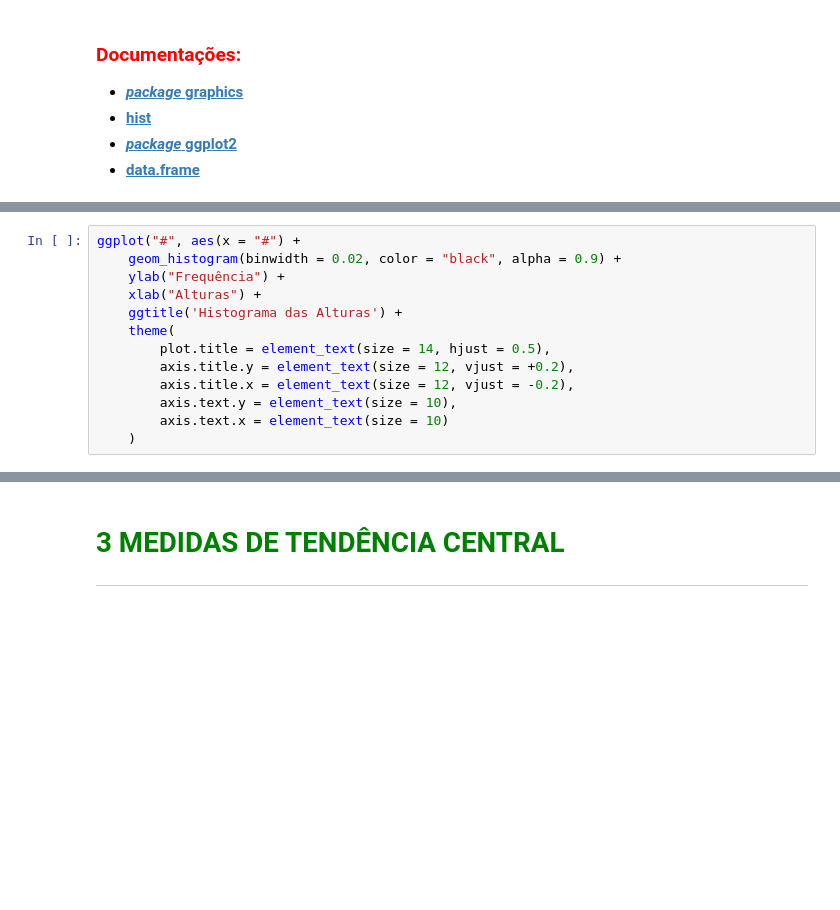
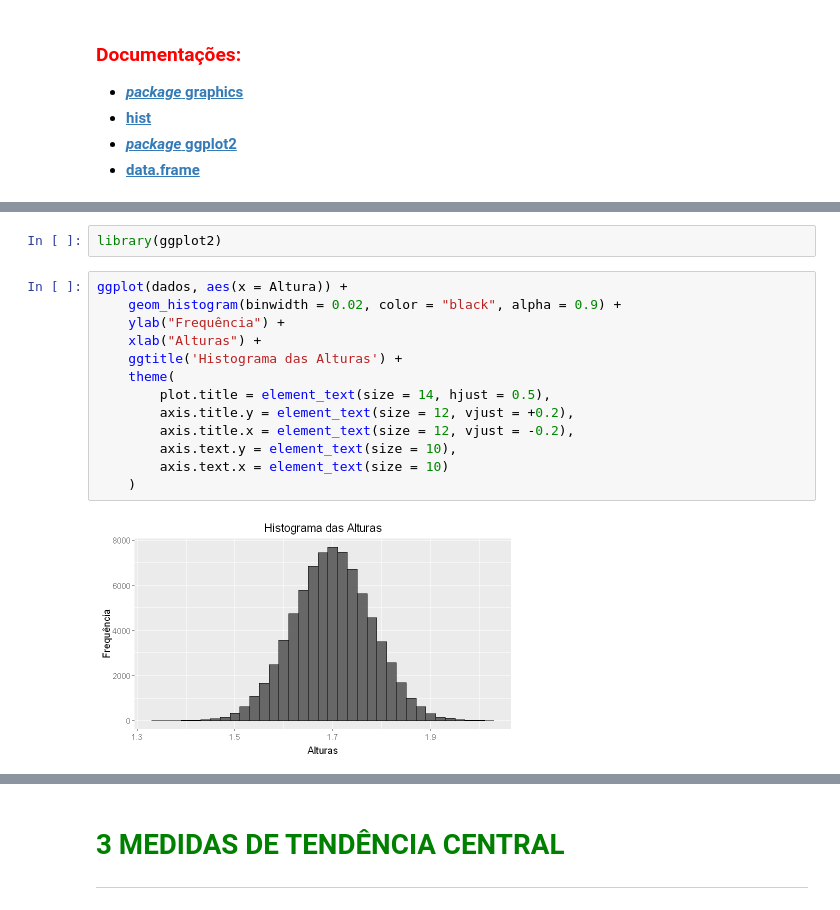
Before and after one commit to reihtw/Estatistica-R, a Jupyter notebook: 1 - Conceitos iniciais de estatísistica/frequencias-e-medidas/Curso_de_Estatística_Parte_1.ipynb, the cells around one changed output, grey strips where cells are left out. Cells and saved outputs as stored; diff of their text form; blank space fills up the shorter version.

```diff
--- a/1 - Conceitos iniciais de estatísistica/frequencias-e-medidas/Curso_de_Estatística_Parte_1.ipynb
+++ b/1 - Conceitos iniciais de estatísistica/frequencias-e-medidas/Curso_de_Estatística_Parte_1.ipynb
@@ -575,13 +782,17 @@ hist(
+# %%
+library(ggplot2)
 # %%
-ggplot("#", aes(x = "#") +
+ggplot(dados, aes(x = Altura)) +
     geom_histogram(binwidth = 0.02, color = "black", alpha = 0.9) +
     ylab("Frequência") +
     xlab("Alturas") +
     ggtitle('Histograma das Alturas') +
     theme(
         plot.title = element_text(size = 14, hjust = 0.5),
         axis.title.y = element_text(size = 12, vjust = +0.2),
         axis.title.x = element_text(size = 12, vjust = -0.2),
         axis.text.y = element_text(size = 10),
         axis.text.x = element_text(size = 10)
     )
+# %% [output]
+[figure, added]
```
Also changed, not shown: parts of 30 cells of this notebook.
